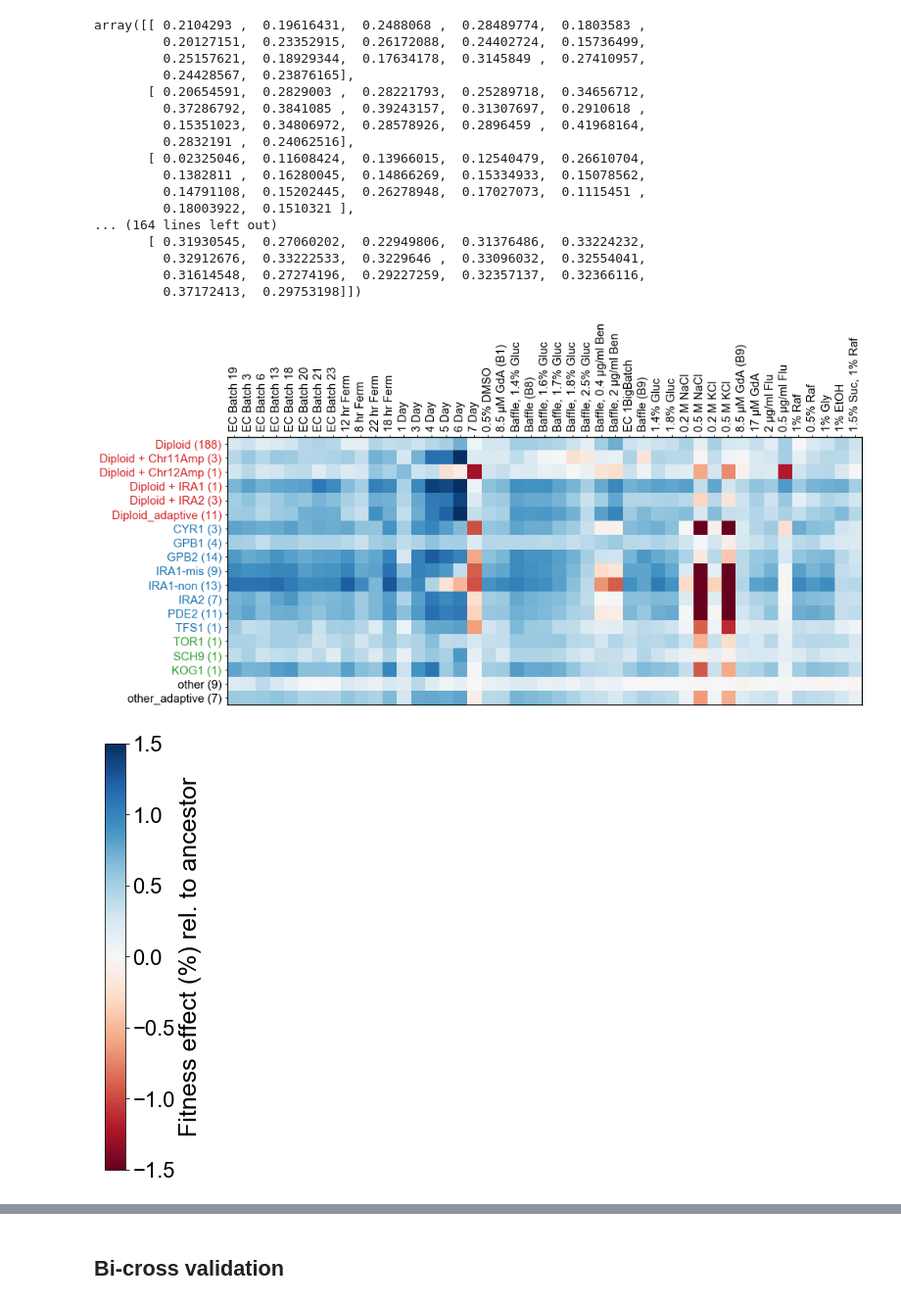
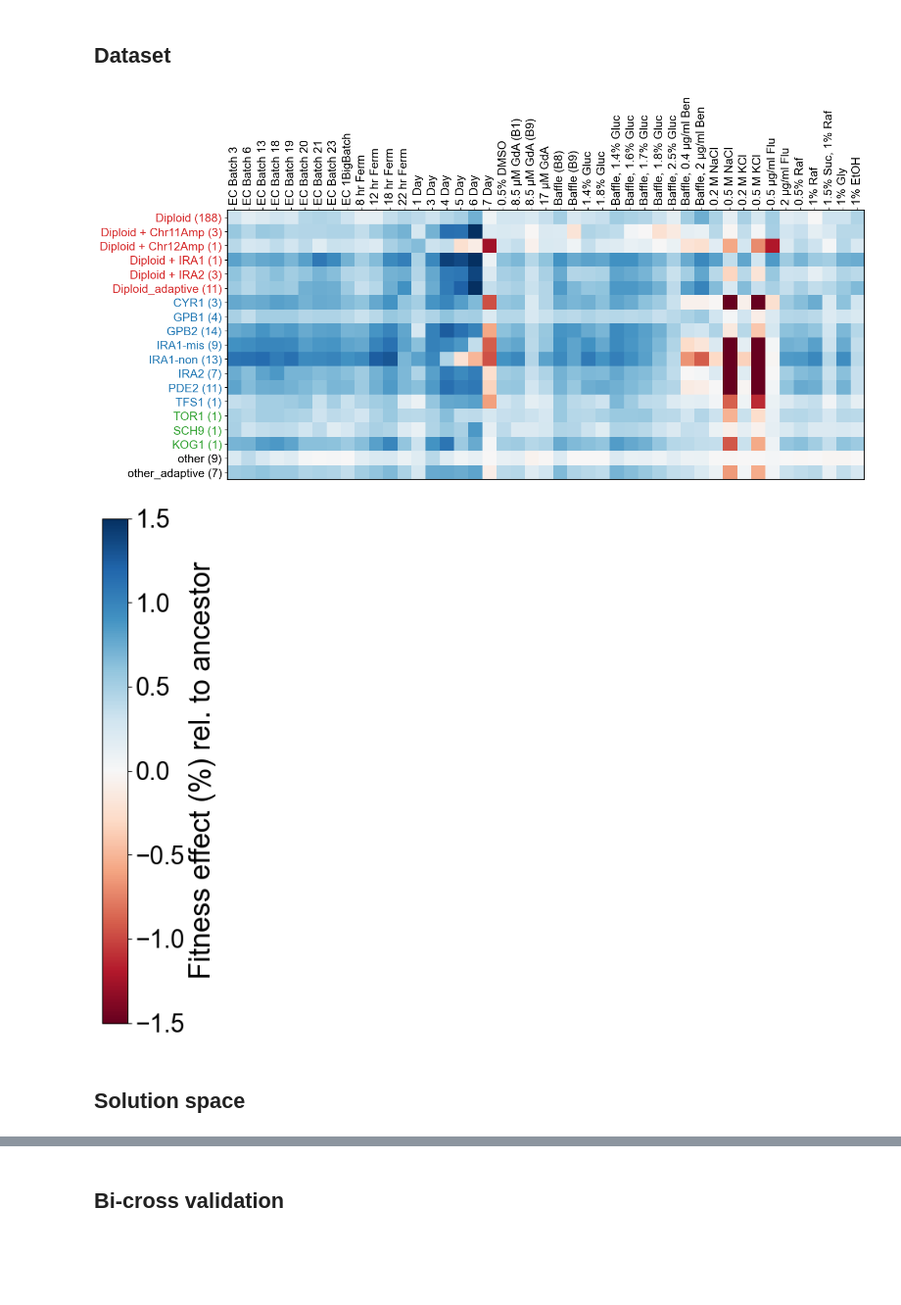
Before and after one commit to spetti/sparse-structure-discovery, a Jupyter notebook: SSD/kinsler_figures.ipynb, the cells around one changed output, grey strips where cells are left out. Shown at 98% size. Cells and saved outputs as stored; diff of their text form; code cells hidden in the pictures; blank space fills up the shorter version.

```diff
--- a/SSD/kinsler_figures.ipynb
+++ b/SSD/kinsler_figures.ipynb
@@ -82,24 +93,6 @@ loci_types = [types_filt[i] for i in sorted_]
 45 288 ['EC Batch 19', 'EC Batch 3', 'EC Batch 6', 'EC Batch 13', 'EC Batch 18', 'EC Batch 20', 'EC Batch 21', 'EC Batch 23', '12 hr Ferm', '8 hr Ferm', '22 hr Ferm', '18 hr Ferm', '1 Day', '3 Day', ' ...
-# %%
-F[:,3:20]
-# %% [output]
-array([[ 0.2104293 ,  0.19616431,  0.2488068 ,  0.28489774,  0.1803583 ,
-         0.20127151,  0.23352915,  0.26172088,  0.24402724,  0.15736499,
-         0.25157621,  0.18929344,  0.17634178,  0.3145849 ,  0.27410957,
-         0.24428567,  0.23876165],
-       [ 0.20654591,  0.2829003 ,  0.28221793,  0.25289718,  0.34656712,
-         0.37286792,  0.3841085 ,  0.39243157,  0.31307697,  0.2910618 ,
-         0.15351023,  0.34806972,  0.28578926,  0.2896459 ,  0.41968164,
-         0.2832191 ,  0.24062516],
-       [ 0.02325046,  0.11608424,  0.13966015,  0.12540479,  0.26610704,
-         0.1382811 ,  0.16280045,  0.14866269,  0.15334933,  0.15078562,
-         0.14791108,  0.15202445,  0.26278948,  0.17027073,  0.1115451 ,
-         0.18003922,  0.1510321 ],
-... (164 lines left out)
-       [ 0.31930545,  0.27060202,  0.22949806,  0.31376486,  0.33224232,
-         0.32912676,  0.33222533,  0.3229646 ,  0.33096032,  0.32554041,
-         0.31614548,  0.27274196,  0.29227259,  0.32357137,  0.32366116,
-         0.37172413,  0.29753198]])
+# %% [markdown]
+## Dataset
 # %%
 ecs_i = [i for i,e in enumerate(env_names) if e[:8] == "EC Batch"]
 
@@ -130,47 +123,55 @@ fig,axis = plt.subplots(1,1,figsize = (14,8))
 sort_by_pathway = [1,2,3,4,5,6,0,7,8,9,10,11,13,15,16,14,12,17,18]
 loci_types_by_pathway = [loci_types_unique[i] for i in sort_by_pathway]
 
+Fsorted = (F_by_type[:,sort_by_pathway])[argsorted_fromEC]
 
-im = axis.imshow((F_by_type[:,sort_by_pathway])[argsorted_fromEC].T, vmin = -1.5, vmax = 1.5, cmap = "RdBu")
+ordering = [1,2,3,4,0,5,6,7,28,9,8,11,10,12,13,14,15,16,17]
+ordering += [18,19,36,37,21,29,30,31,20,22,23,24,25,26,27,32,33,34,35,39,38,41,40,44,42,43]
+Fsorted = Fsorted[ordering]
+envs_sorted = [sorted_fromEC[ordering[e]] for e in range(len(ordering))]
+
+im = axis.imshow(Fsorted.T, vmin = -1.5, vmax = 1.5, cmap = "RdBu")
 
 axis.tick_params(labelsize = 15)
 axis.set_xticks(np.arange(F.shape[0]))
-axis.set_xticklabels(sorted_fromEC, rotation =90)
+axis.set_xticklabels(envs_sorted, rotation =90)
 axis.xaxis.set_ticks_position('top')
 axis.set_yticks(np.arange(F_by_type.shape[1]))
 
 
 yticklabels = [loci_types_by_pathway[i] + " (%d)"%num_by_type[sort_by_pathway][i] \
                for i in range(len(loci_types_by_pathway))]
 
 axis.set_yticklabels(yticklabels)
 [yl.set_color("C3") for i,yl in enumerate(axis.get_yticklabels()) if i < 6]
 [yl.set_color("C0") for i,yl in enumerate(axis.get_yticklabels()) if i >= 6 and i < 14]
 [yl.set_color("C2") for i,yl in enumerate(axis.get_yticklabels()) if i >= 14 and i < 17]
 
 
 for sp in ['top','bottom','left','right']:
     axis.spines[sp].set_linewidth(1.25)
 
 #fig.tight_layout()
 fig.tight_layout()
 fig.savefig(fig_path + "kinsler_envs.pdf")
 plt.show()
 
 plt.close("all")
 fig,axis = plt.subplots(1,1,figsize = (14,8))
 
 cb = fig.colorbar(mappable=im)
 cb.ax.tick_params(labelsize = 22)
 cb.set_label("Fitness effect (%) rel. to ancestor", fontsize = 25)
 
 axis.remove()
 fig.savefig(fig_path + "kinsler_envs_cb.pdf")
 
 plt.show()
 # %% [output]
-[figure, old version]
+[figure, new version]
-[figure, old version]
+[figure, new version]
+# %% [markdown]
+## Solution space
 # %%
 mode = "kinsler"
 fcts= pickle.load(open(f"pickled_factorizers/{mode}","rb"))
```
Also changed, not shown: parts of 43 cells of this notebook, 5 other files.
